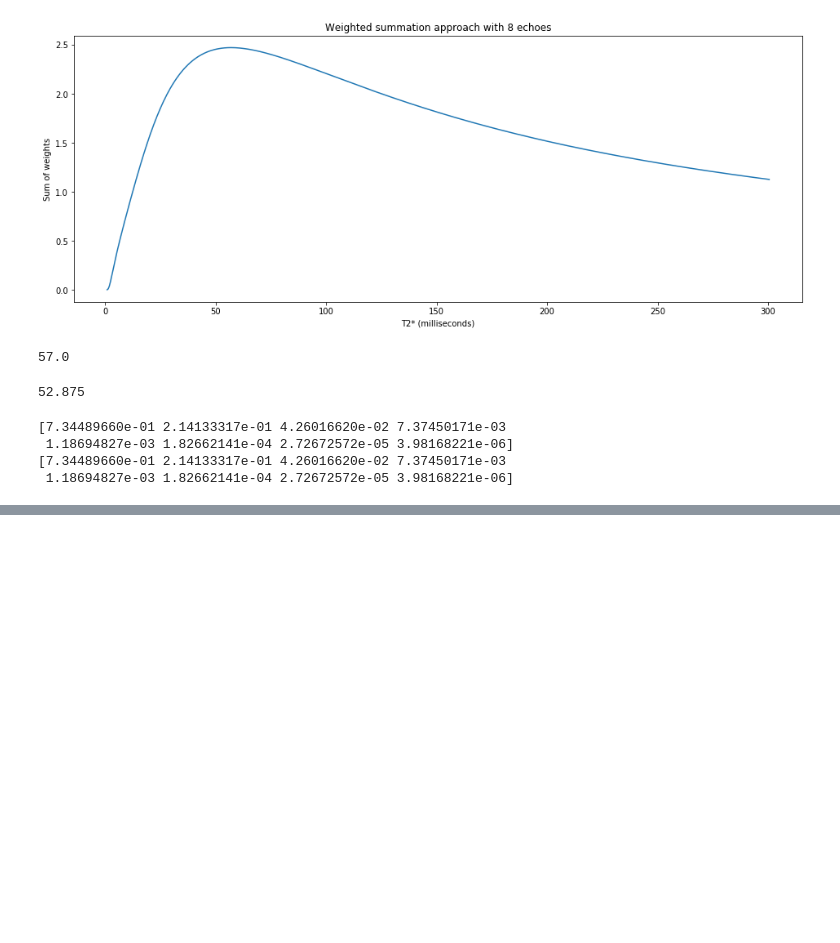
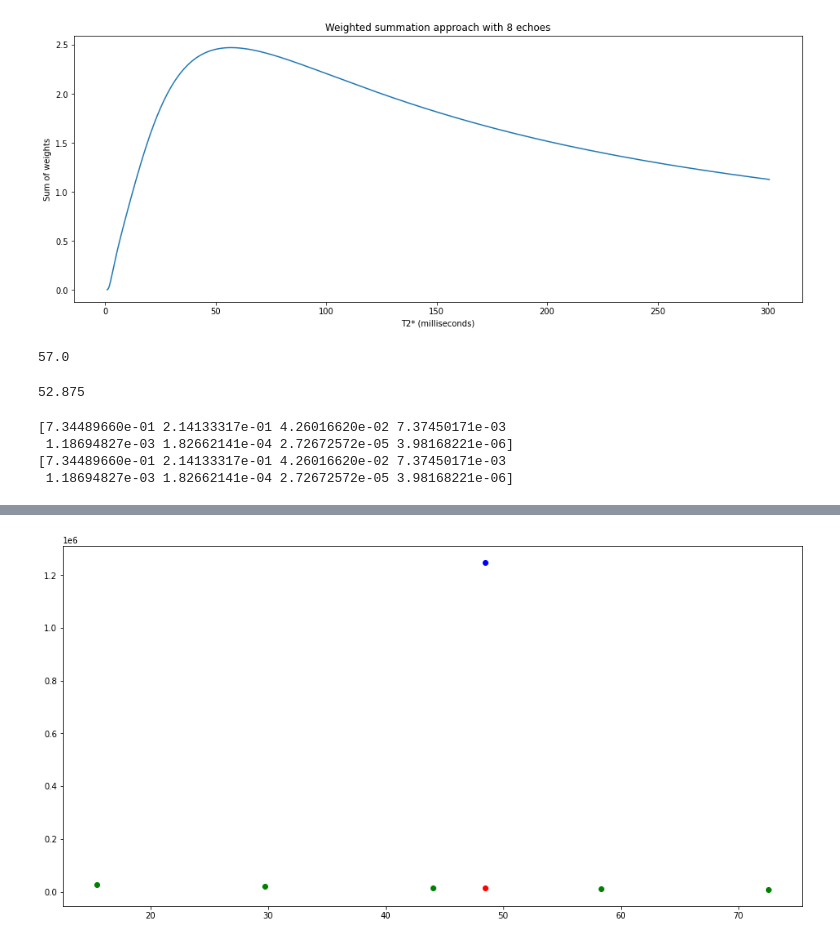
Before and after one commit to tsalo/misc-notebooks, a Jupyter notebook: tedana_summation_vs_averaging.ipynb, the cells around one changed output, grey strips where cells are left out. Drawn from its saved outputs; the diff is of its cells as text; code cells hidden in the pictures; blank space fills up the shorter version.

```diff
--- a/tedana_summation_vs_averaging.ipynb
+++ b/tedana_summation_vs_averaging.ipynb
@@ -43,0 +62,13 @@ print(alpha2[:, 10] / np.sum(alpha2[:, 10]))
+# %%
+# Now show with weighted sum too.
+# Note that it's far worse than the weighted average.
+fig, ax = plt.subplots(figsize=(16, 8))
+ax.scatter(tes, vals, color='green')
+alpha = tes * np.exp(-tes / t2s)
+comb_avg = np.average(vals, weights=alpha)
+comb_sum = np.sum(vals * alpha)
+ax.scatter(t2s, comb_avg, color='red')
+ax.scatter(t2s, comb_sum, color='blue')
+fig.show()
+# %% [output]
+[figure, added]
```
Also changed, not shown: parts of 2 cells of this notebook, 2 other files.
